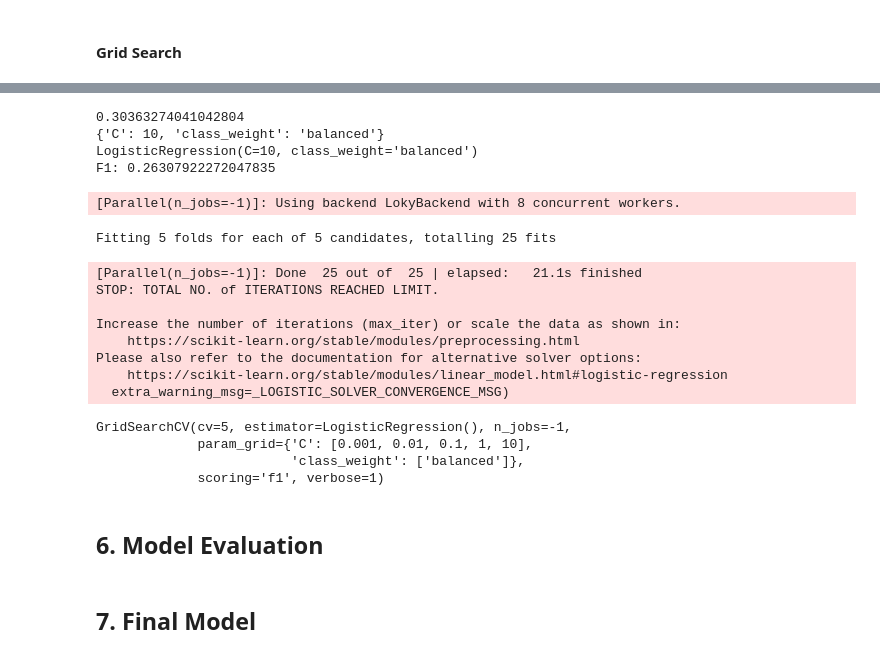
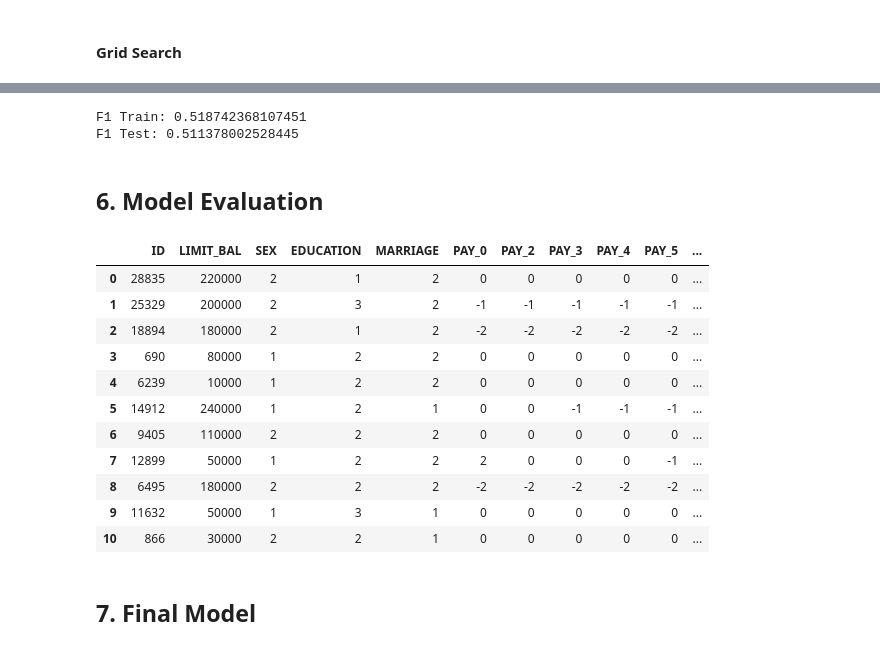
Before and after one commit to carlosiruiz/Bakeoff2, a Jupyter notebook: ignacio-classification-bakeoff-template.ipynb, the cells around one changed output, grey strips where cells are left out. Saved outputs shown, nothing was run; the diff lists cells and outputs as text; code cells hidden in the pictures.

```diff
--- a/ignacio-classification-bakeoff-template.ipynb
+++ b/ignacio-classification-bakeoff-template.ipynb
@@ -636,0 +614,2 @@ df.head()
+# %%
+df=df2.copy()
@@ -844,42 +743,10 @@ GridSearchCV(cv=5, estimator=LogisticRegression(), n_jobs=-1,
              scoring='f1', verbose=1)
 # %%
-print(grid_tree.best_score_)
+print("F1 Train:",grid_log.best_score_)
 
-print(grid_tree.best_params_)
+y_log = grid_log.best_estimator_.predict(X_test_scale)
 
-print(grid_tree.best_estimator_)
-
-y_pred = grid_tree.best_estimator_.predict(X_test)
-
-print("F1:",metrics.f1_score(y_test, y_pred))
+print("F1 Test:",metrics.f1_score(y_test, y_log))
 # %% [output]
-0.30363274041042804
-{'C': 10, 'class_weight': 'balanced'}
-LogisticRegression(C=10, class_weight='balanced')
-F1: 0.26307922272047835
+F1 Train: 0.518742368107451
+F1 Test: 0.511378002528445
-# %%
-#Grid search for random logistic regression poly basic.
-from sklearn.model_selection import GridSearchCV
-param_grid = {
-        "class_weight":['balanced'],
-    "C":[0.001,0.01,0.1,1,10],
-}
-
-grid_tree=GridSearchCV(LogisticRegression(), param_grid, cv=5, scoring='f1', verbose=1, n_jobs=-1)
-
-grid_tree.fit(X_train_pol, y_train_pol)
-# %% [output]
-[Parallel(n_jobs=-1)]: Using backend LokyBackend with 8 concurrent workers.
-Fitting 5 folds for each of 5 candidates, totalling 25 fits
-[Parallel(n_jobs=-1)]: Done  25 out of  25 | elapsed:   21.1s finished
-STOP: TOTAL NO. of ITERATIONS REACHED LIMIT.
-
-Increase the number of iterations (max_iter) or scale the data as shown in:
-    https://scikit-learn.org/stable/modules/preprocessing.html
-Please also refer to the documentation for alternative solver options:
-    https://scikit-learn.org/stable/modules/linear_model.html#logistic-regression
-  extra_warning_msg=_LOGISTIC_SOLVER_CONVERGENCE_MSG)
-GridSearchCV(cv=5, estimator=LogisticRegression(), n_jobs=-1,
-             param_grid={'C': [0.001, 0.01, 0.1, 1, 10],
-                         'class_weight': ['balanced']},
-             scoring='f1', verbose=1)
@@ -896,4 +755,19 @@ print("F1:",metrics.f1_score(y_test_pol, y_pred_pol))
 # %% [markdown]
 ## 6. Model Evaluation
+# %%
+df.loc[:10]
+# %% [output]
+|  | ID | LIMIT_BAL | SEX | EDUCATION | MARRIAGE | PAY_0 | PAY_2 | PAY_3 | PAY_4 | PAY_5 | ... |
+| 0 | 28835 | 220000 | 2 | 1 | 2 | 0 | 0 | 0 | 0 | 0 | ... |
+| 1 | 25329 | 200000 | 2 | 3 | 2 | -1 | -1 | -1 | -1 | -1 | ... |
+| 2 | 18894 | 180000 | 2 | 1 | 2 | -2 | -2 | -2 | -2 | -2 | ... |
+| 3 | 690 | 80000 | 1 | 2 | 2 | 0 | 0 | 0 | 0 | 0 | ... |
+| 4 | 6239 | 10000 | 1 | 2 | 2 | 0 | 0 | 0 | 0 | 0 | ... |
+| 5 | 14912 | 240000 | 1 | 2 | 1 | 0 | 0 | -1 | -1 | -1 | ... |
+| 6 | 9405 | 110000 | 2 | 2 | 2 | 0 | 0 | 0 | 0 | 0 | ... |
+| 7 | 12899 | 50000 | 1 | 2 | 2 | 2 | 0 | 0 | 0 | -1 | ... |
+| 8 | 6495 | 180000 | 2 | 2 | 2 | -2 | -2 | -2 | -2 | -2 | ... |
+| 9 | 11632 | 50000 | 1 | 3 | 1 | 0 | 0 | 0 | 0 | 0 | ... |
+| 10 | 866 | 30000 | 2 | 2 | 1 | 0 | 0 | 0 | 0 | 0 | ... |
 # %% [markdown]
 ## 7. Final Model
```
Also changed, not shown: parts of 32 cells of this notebook, 2 other files.
